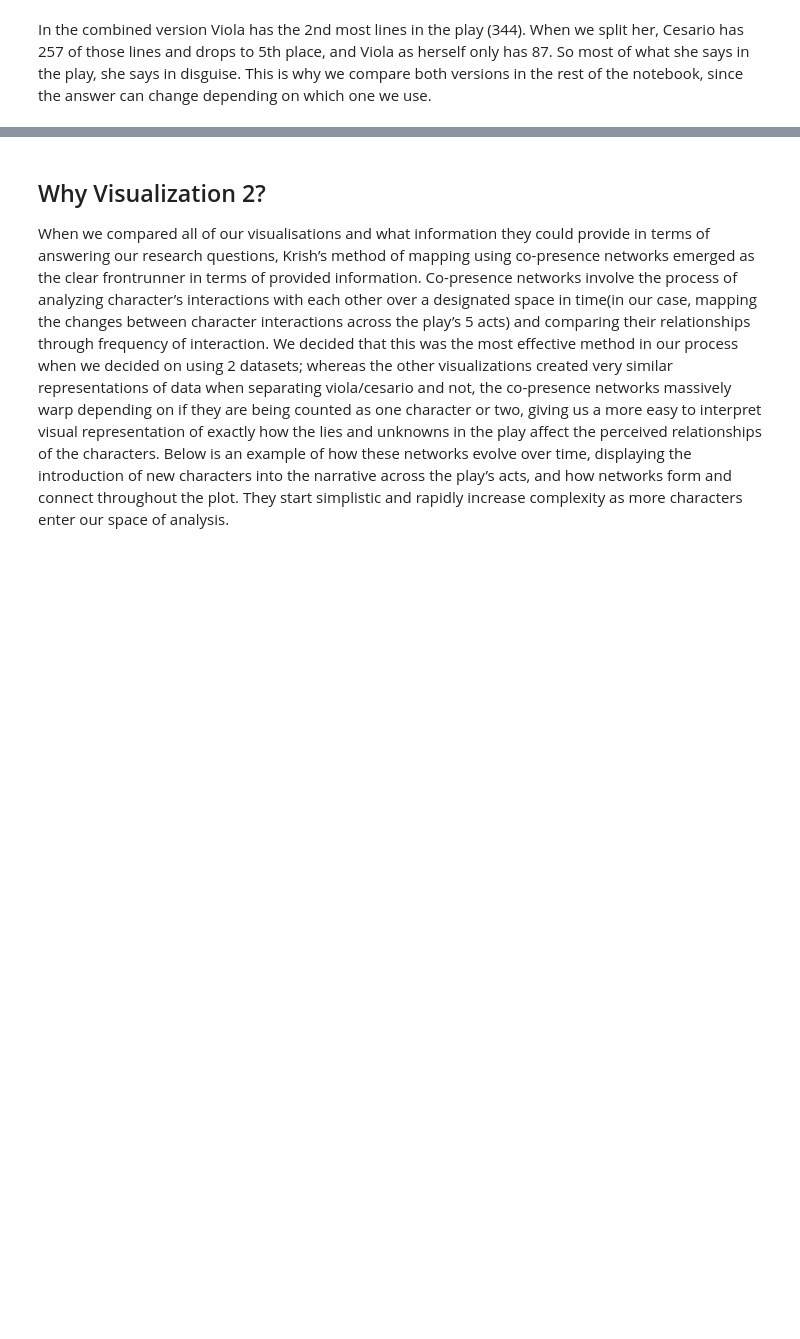
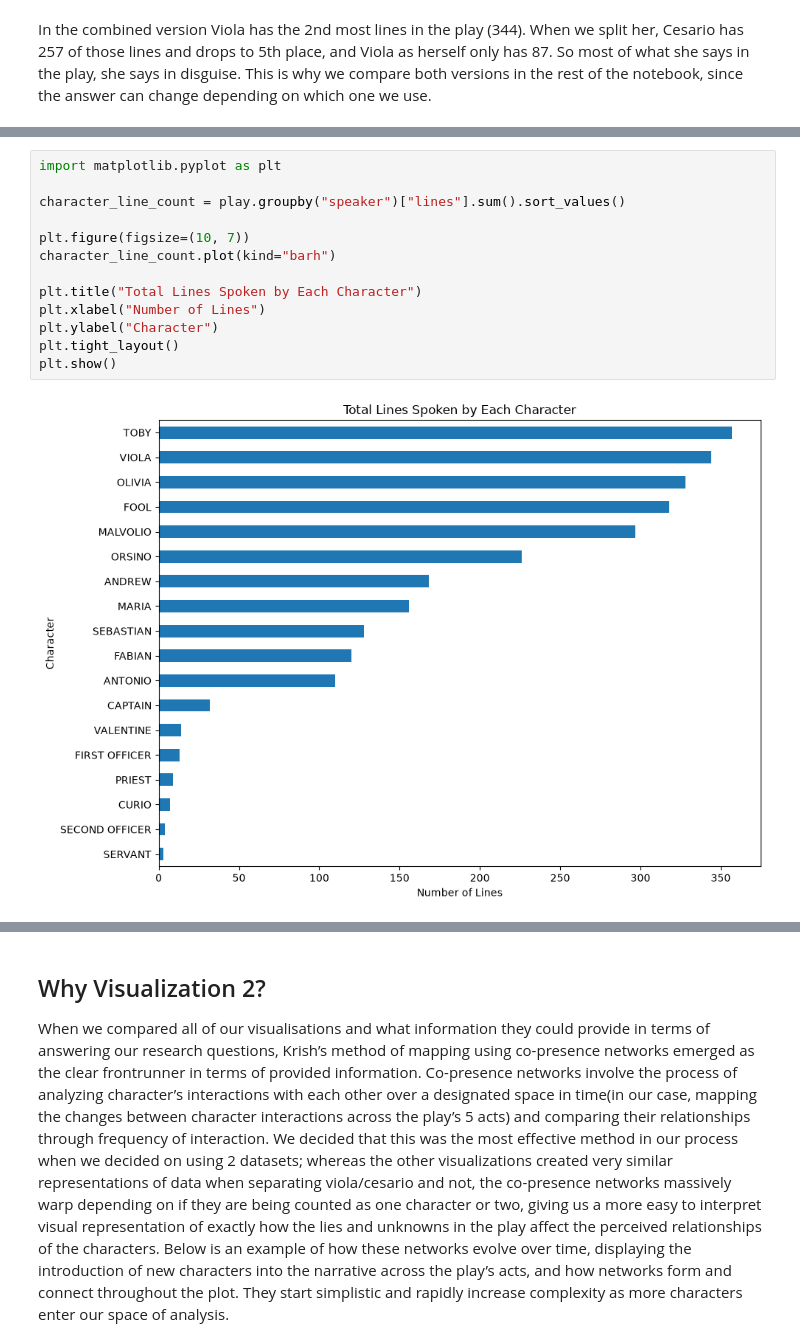
Before and after one commit to SoumyA4348/twelfth-night-dialogue-analysis, a Jupyter notebook: jupyter_notebook_main.ipynb, the cells around one changed output, grey strips where cells are left out. Saved outputs shown, nothing was run; the diff lists cells and outputs as text; blank space fills up the shorter version.

Commit message:
Add comparison of alternative visualizations

```diff
--- a/jupyter_notebook_main.ipynb
+++ b/jupyter_notebook_main.ipynb
@@ -104,0 +118,15 @@ In the combined version Viola has the 2nd most lines in the play (344). When we
+# %%
+import matplotlib.pyplot as plt
+
+character_line_count = play.groupby("speaker")["lines"].sum().sort_values()
+
+plt.figure(figsize=(10, 7))
+character_line_count.plot(kind="barh")
+
+plt.title("Total Lines Spoken by Each Character")
+plt.xlabel("Number of Lines")
+plt.ylabel("Character")
+plt.tight_layout()
+plt.show()
+# %% [output]
+[figure, added]
```
Also changed, not shown: parts of 4 cells of this notebook.
